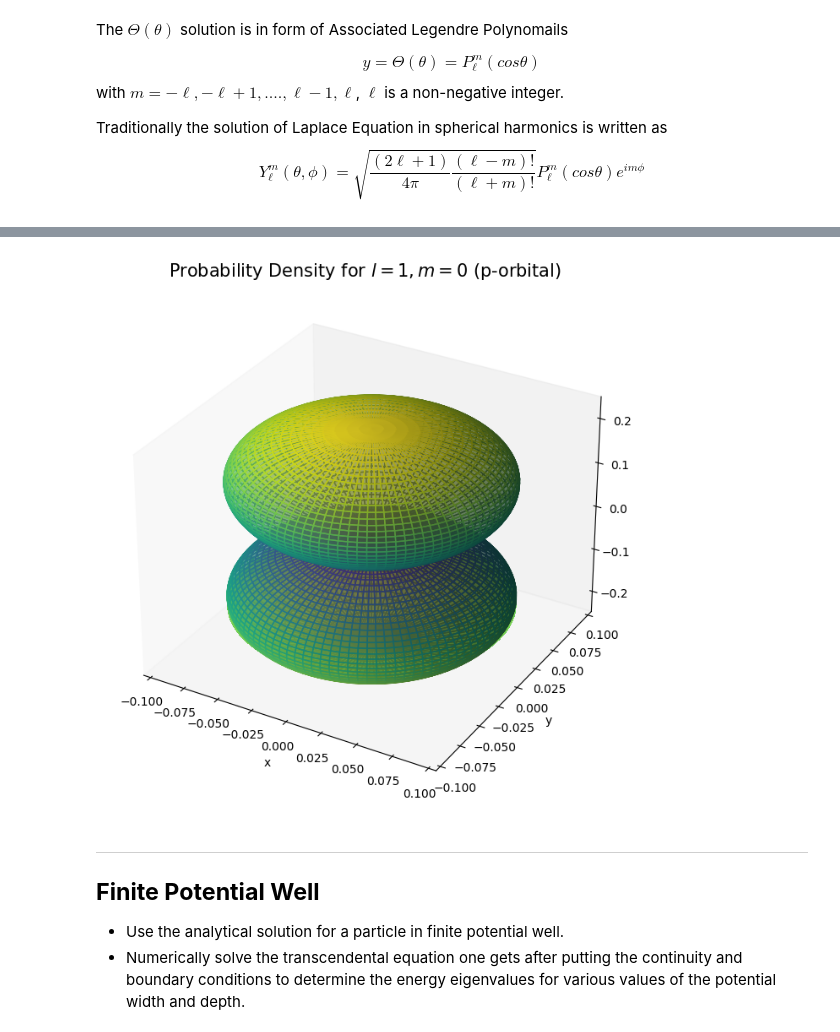
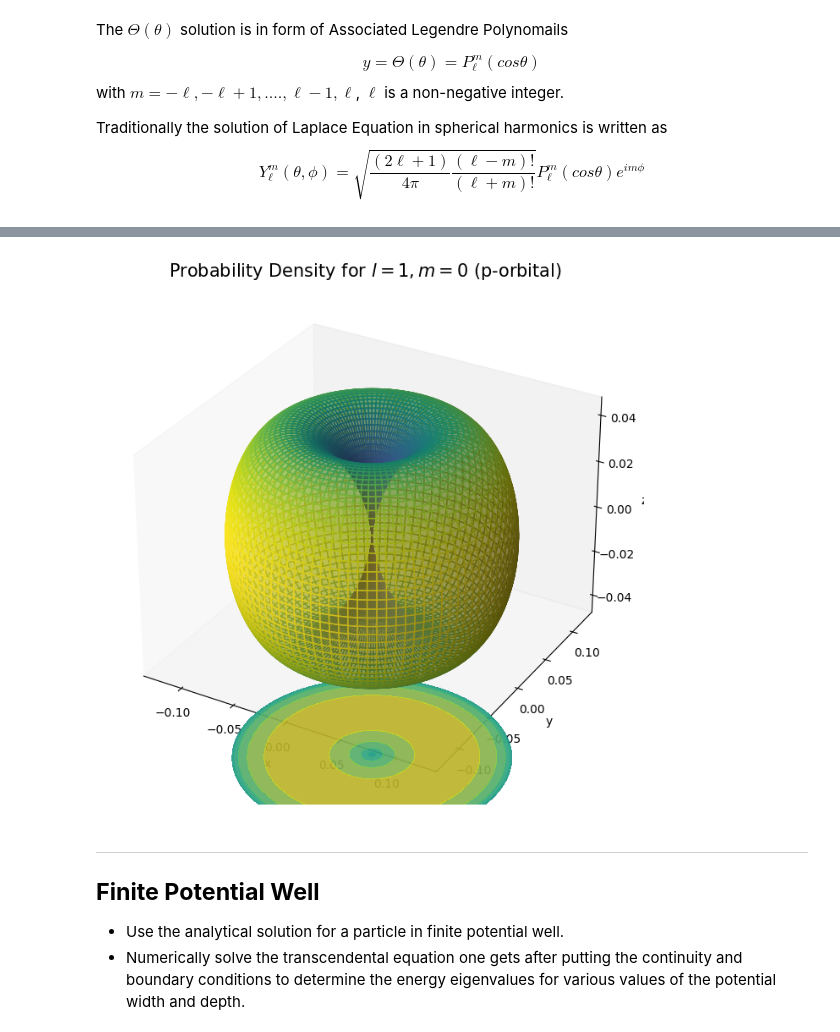
Before and after one commit to navgaur/QM1_UGCF, a Jupyter notebook: Quantum_Mech_1_UGCF.ipynb, the cells around one changed output, grey strips where cells are left out. Saved outputs shown, nothing was run; the diff lists cells and outputs as text; code cells hidden in the pictures.

```diff
--- a/Quantum_Mech_1_UGCF.ipynb
+++ b/Quantum_Mech_1_UGCF.ipynb
@@ -175,39 +124,39 @@ theta, phi = np.meshgrid(theta, phi)
 
 # Quantum numbers
 l = 1
-m = 0
+m = 1
 
 # Spherical harmonics
 Y_lm = sph_harm(m, l, phi, theta)
 
 # Radial part - assuming R(r) is 1 for simplicity
 r = np.abs(Y_lm)**2
 
 # Convert spherical coordinates to Cartesian for plotting
 x = r * np.sin(theta) * np.cos(phi)
 y = r * np.sin(theta) * np.sin(phi)
 z = r * np.cos(theta)
 
 # Plotting
-fig = plt.figure(figsize=(8, 8))
+fig = plt.figure(figsize=(8,8))
 ax = fig.add_subplot(111, projection='3d')
 
 # Plot the surface
-ax.plot_surface(x, y, z, facecolors=plt.cm.viridis(r / r.max()), rstride=1, cstride=1, antialiased=True, alpha=0.5)
+surf=ax.plot_surface(x, y, z, facecolors=plt.cm.viridis(r / r.max()), rstride=1, cstride=1, antialiased=True, alpha=0.5)
 
 # Optional: plot the contour of the probability density
-ax.contourf(x, y, z, 50, cmap='viridis', offset=-0.15, alpha=0.9)
+contr= ax.contourf(x, y, z, 10, cmap='viridis', offset=-0.1, alpha=0.7)
 
 # Set plot parameters
 ax.set_title(r'Probability Density for $l=1, m=0$ (p-orbital)', fontsize=15)
 ax.set_xlabel('x')
 ax.set_ylabel('y')
 ax.set_zlabel('z')
 ax.grid(False)
 
 plt.show()
 # %% [output]
-[figure, old version]
+[figure, new version]
 # %% [markdown]
 ---
 ## **Finite Potential Well**
```
Also changed, not shown: parts of 3 cells of this notebook.
